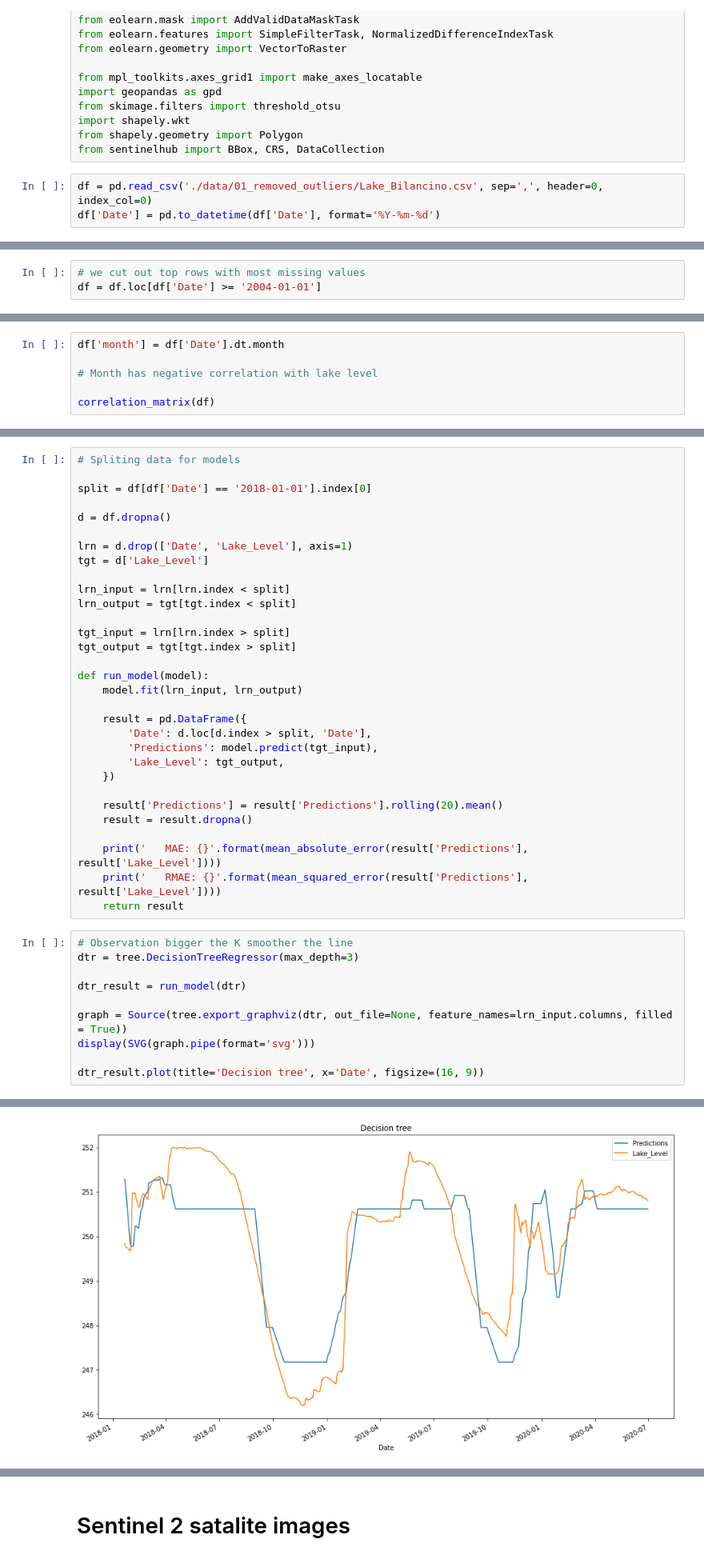
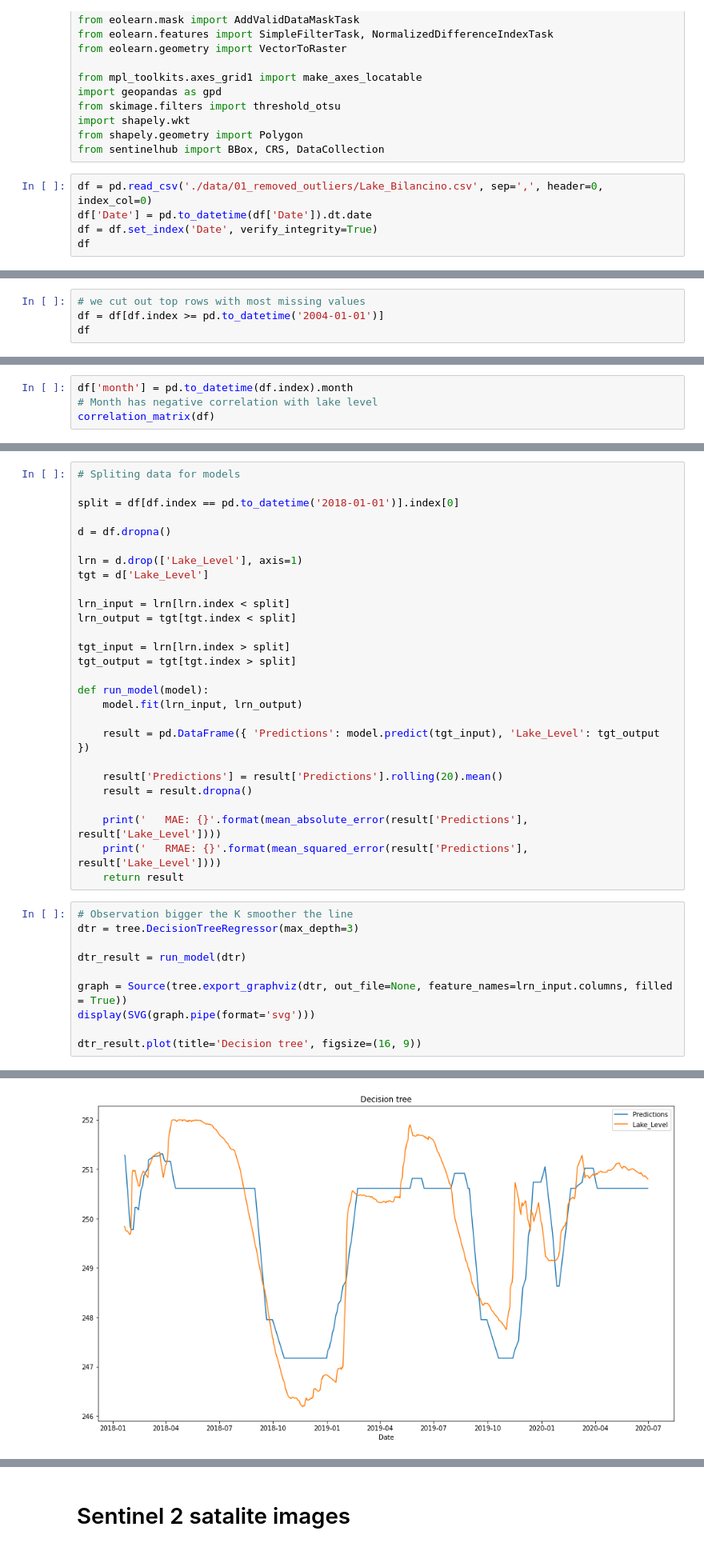
Before and after one commit to KlemenKozelj/master_thesis, a Jupyter notebook: 02_Lake_Bilancino.ipynb, the cells around one changed output, grey strips where cells are left out. Shown at 80% size. Cells and saved outputs as stored; diff of their text form.

Commit message:
Unified indexes in dataframes

```diff
--- a/02_Lake_Bilancino.ipynb
+++ b/02_Lake_Bilancino.ipynb
@@ -37,4 +37,6 @@ from shapely.geometry import Polygon
 from sentinelhub import BBox, CRS, DataCollection
 # %%
 df = pd.read_csv('./data/01_removed_outliers/Lake_Bilancino.csv', sep=',', header=0, index_col=0)
-df['Date'] = pd.to_datetime(df['Date'], format='%Y-%m-%d')
+df['Date'] = pd.to_datetime(df['Date']).dt.date
+df = df.set_index('Date', verify_integrity=True)
+df
@@ -47,3 +64,4 @@ msno.matrix(df)
 # %%
 # we cut out top rows with most missing values
-df = df.loc[df['Date'] >= '2004-01-01']
+df = df[df.index >= pd.to_datetime('2004-01-01')]
+df
@@ -92,8 +126,6 @@ plt.show()
 # %%
-df['month'] = df['Date'].dt.month
-
+df['month'] = pd.to_datetime(df.index).month
 # Month has negative correlation with lake level
-
 correlation_matrix(df)
 # %% [output]
 |  | Rainfall_Cavallina | Temperature_Le_Croci | Lake_Level | Flow_Rate | month |
@@ -106,11 +138,11 @@ correlation_matrix(df)
 # %%
 # Spliting data for models
 
-split = df[df['Date'] == '2018-01-01'].index[0]
+split = df[df.index == pd.to_datetime('2018-01-01')].index[0]
 
 d = df.dropna()
 
-lrn = d.drop(['Date', 'Lake_Level'], axis=1)
+lrn = d.drop(['Lake_Level'], axis=1)
 tgt = d['Lake_Level']
 
 lrn_input = lrn[lrn.index < split]
@@ -122,11 +154,7 @@ tgt_output = tgt[tgt.index > split]
 def run_model(model):
     model.fit(lrn_input, lrn_output)
 
-    result = pd.DataFrame({
-        'Date': d.loc[d.index > split, 'Date'],
-        'Predictions': model.predict(tgt_input),
-        'Lake_Level': tgt_output,
-    })
+    result = pd.DataFrame({ 'Predictions': model.predict(tgt_input), 'Lake_Level': tgt_output })
 
     result['Predictions'] = result['Predictions'].rolling(20).mean()
     result = result.dropna()
@@ -143,5 +171,5 @@ dtr_result = run_model(dtr)
 graph = Source(tree.export_graphviz(dtr, out_file=None, feature_names=lrn_input.columns, filled = True))
 display(SVG(graph.pipe(format='svg')))
 
-dtr_result.plot(title='Decision tree', x='Date', figsize=(16, 9))
+dtr_result.plot(title='Decision tree', figsize=(16, 9))
 # %% [output]
@@ -150,6 +178,6 @@ dtr_result.plot(title='Decision tree', x='Date', figsize=(16, 9))
 [drawing not drawn]
 <AxesSubplot:title={'center':'Decision tree'}, xlabel='Date'>
-[figure, old version]
+[figure, new version]
 # %%
 # Observation bigger the K smoother the line
 knr = KNeighborsRegressor(n_neighbors=30)
```
Also changed, not shown: parts of 9 cells of this notebook.
